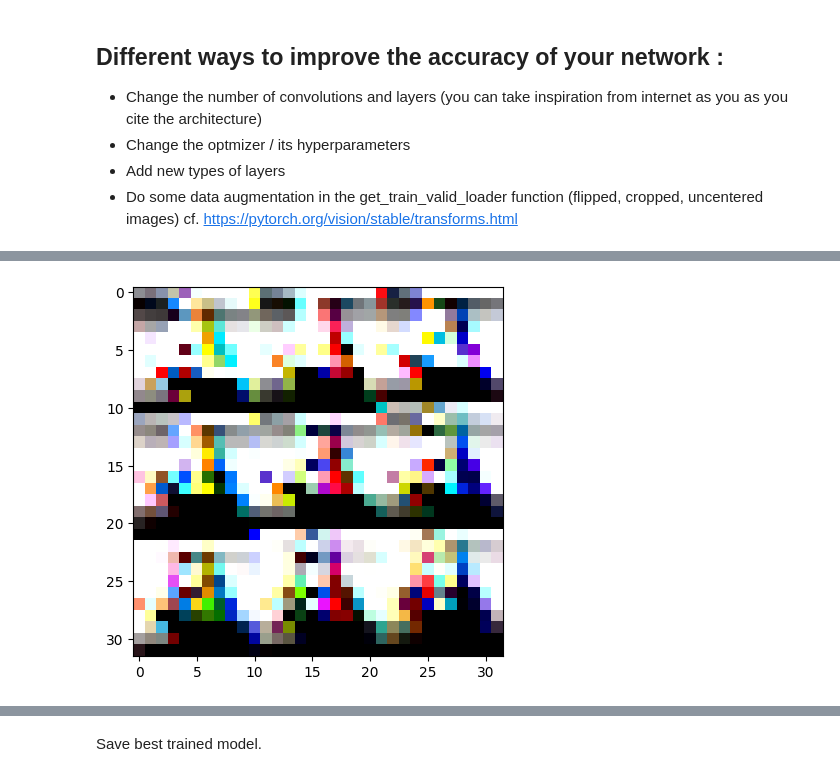
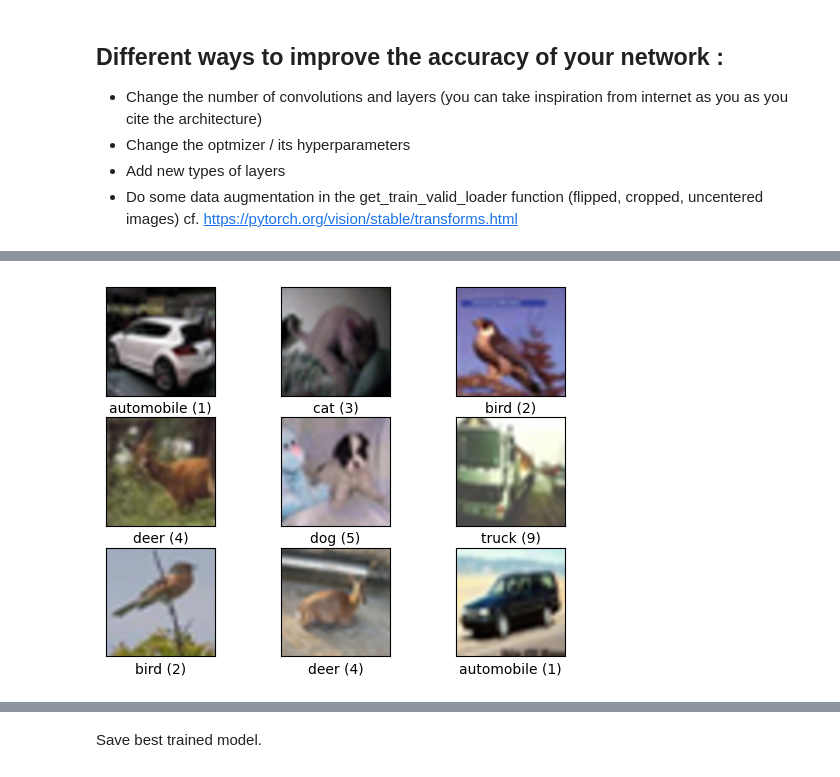
Before and after one commit to Skaims/DLAV, a Jupyter notebook: graded_homework/hw1/CNN Exercice.ipynb, the cells around one changed output, grey strips where cells are left out. Cells and saved outputs as stored; diff of their text form; code cells hidden in the pictures.

```diff
--- a/graded_homework/hw1/CNN Exercice.ipynb
+++ b/graded_homework/hw1/CNN Exercice.ipynb
@@ -237,6 +236,7 @@ class ConvNet(nn.Module):
         # TODO:                                                                        #
         # Define 2 or more different layers of the neural network                      #
         ################################################################################
+        '''
         # convolution blocks
         self.features = nn.Sequential(
             nn.Conv2d(n_input_channels, 16, kernel_size=3, padding=1),
@@ -254,6 +254,31 @@ class ConvNet(nn.Module):
             nn.ReLU(),
             nn.Linear(128, n_output)
         )
+        '''
+
+        # Convolutional feature extractor
+        self.features = nn.Sequential(
+            nn.Conv2d(n_input_channels, 32, kernel_size=3, padding=1),  # features[0]
+            nn.ReLU(),
+            nn.MaxPool2d(2,2),
+
+            nn.Conv2d(32, 64, kernel_size=3, padding=1),
+            nn.ReLU(),
+            nn.MaxPool2d(2,2),
+
+            nn.Conv2d(64, 128, kernel_size=3, padding=1),
+            nn.ReLU(),
+            nn.MaxPool2d(2,2)
+        )
+
+        # Classifier
+        self.classifier = nn.Sequential(
+            nn.Linear(128 * 4 * 4, 256),  # assuming input images are 32x32
+            nn.ReLU(),
+            nn.Dropout(0.5),
+            nn.Linear(256, n_output)
+        )
+
         ################################################################################
         #                              END OF YOUR CODE                                #
         ################################################################################
@@ -268,8 +293,16 @@ class ConvNet(nn.Module):
         # before being inputted to the fully connected layer. We can flatten           #
         # Tensor `x` with `x.view`.                                                    #
         ################################################################################
+        '''
         x = self.features(x)
 
+        x = x.view(x.size(0), -1)
+
+        x = self.classifier(x)
+        '''
+        x = self.features(x)
+
+        # flatten
         x = x.view(x.size(0), -1)
 
         x = self.classifier(x)
@@ -304,8 +337,11 @@ for e in range(epochs):
 
         steps += 1
         if steps == 1:
-          plt.imshow(images[20].numpy().reshape(32,32,3))
-          plt.show()
+          mean = [0.4914, 0.4822, 0.4465]
+          std = [0.2023, 0.1994, 0.2010]
+          unnorm_images = [unnormalize(img, mean, std) for img in images]
+          X = torch.stack(unnorm_images).numpy().transpose([0, 2, 3, 1])
+          plot_images(X, labels)
         ################################################################################
         # TODO:                                                                        #
         # Run the training process                                                     #
@@ -365 +402 @@ WARNING:matplotlib.image:Clipping input data to the valid range for imshow with
-[figure, old version]
+[figure, new version]
```
Also changed, not shown: parts of 4 cells of this notebook.
